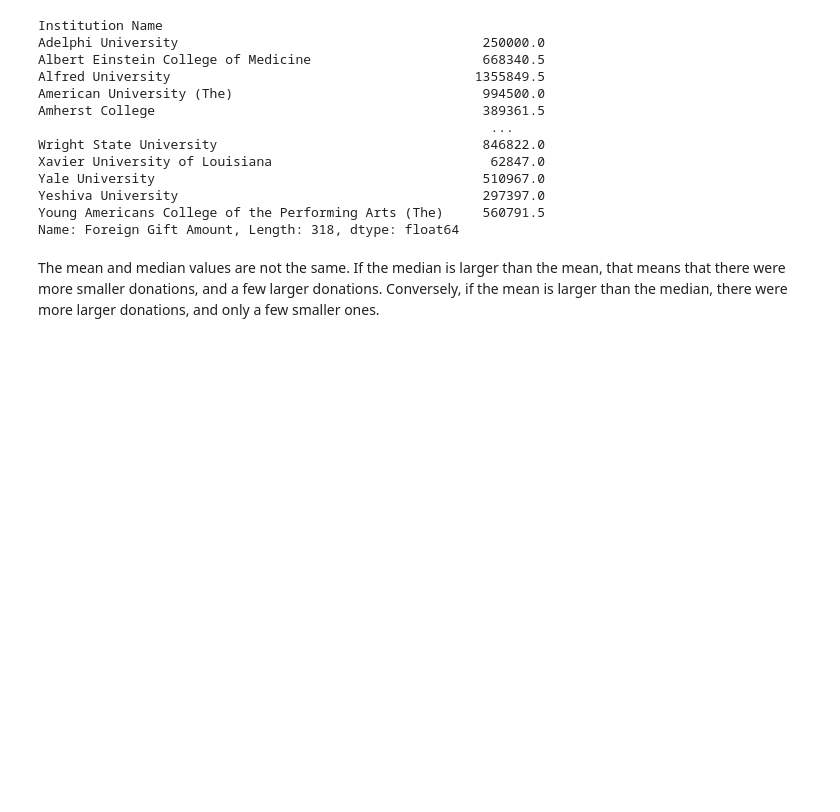
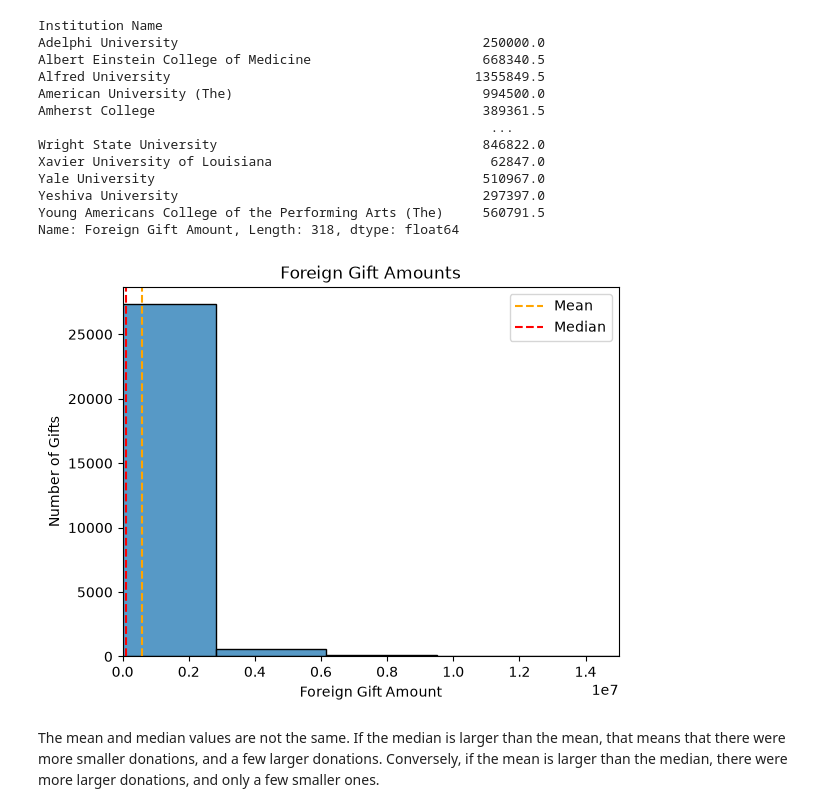
Before and after one commit to juliapeldunas/5030Lab1, a Jupyter notebook: initial_analysis.ipynb, the cells around one changed output. Cells and saved outputs as stored; diff of their text form; code cells hidden in the pictures; blank space fills up the shorter version.

```diff
--- a/initial_analysis.ipynb
+++ b/initial_analysis.ipynb
@@ -211,6 +211,27 @@ Yale University                                          510967.0
 Yeshiva University                                       297397.0
 Young Americans College of the Performing Arts (The)     560791.5
 Name: Foreign Gift Amount, Length: 318, dtype: float64
+# %%
+amounts= df["Foreign Gift Amount"]
+
+mean = amounts.mean()
+median = amounts.median()
+
+sns.histplot(amounts, bins=30)
+
+plt.axvline(mean, linestyle="--", label="Mean", color="orange")
+plt.axvline(median, linestyle="--", label="Median", color="red")
+
+plt.xlim(0, 15000000)
+
+plt.xlabel("Foreign Gift Amount")
+plt.ylabel("Number of Gifts")
+plt.title("Foreign Gift Amounts")
+
+plt.legend()
+plt.show()
+# %% [output]
+[figure, added]
 # %% [markdown]
 The mean and median values are not the same. If the median is larger than the mean, that means that there were more smaller donations, and a few larger donations. Conversely, if the mean is larger than the median, there were more larger donations, and only a few smaller ones.
 # %% [markdown]
```
Also changed, not shown: parts of 1 cell of this notebook, 2 other files.
